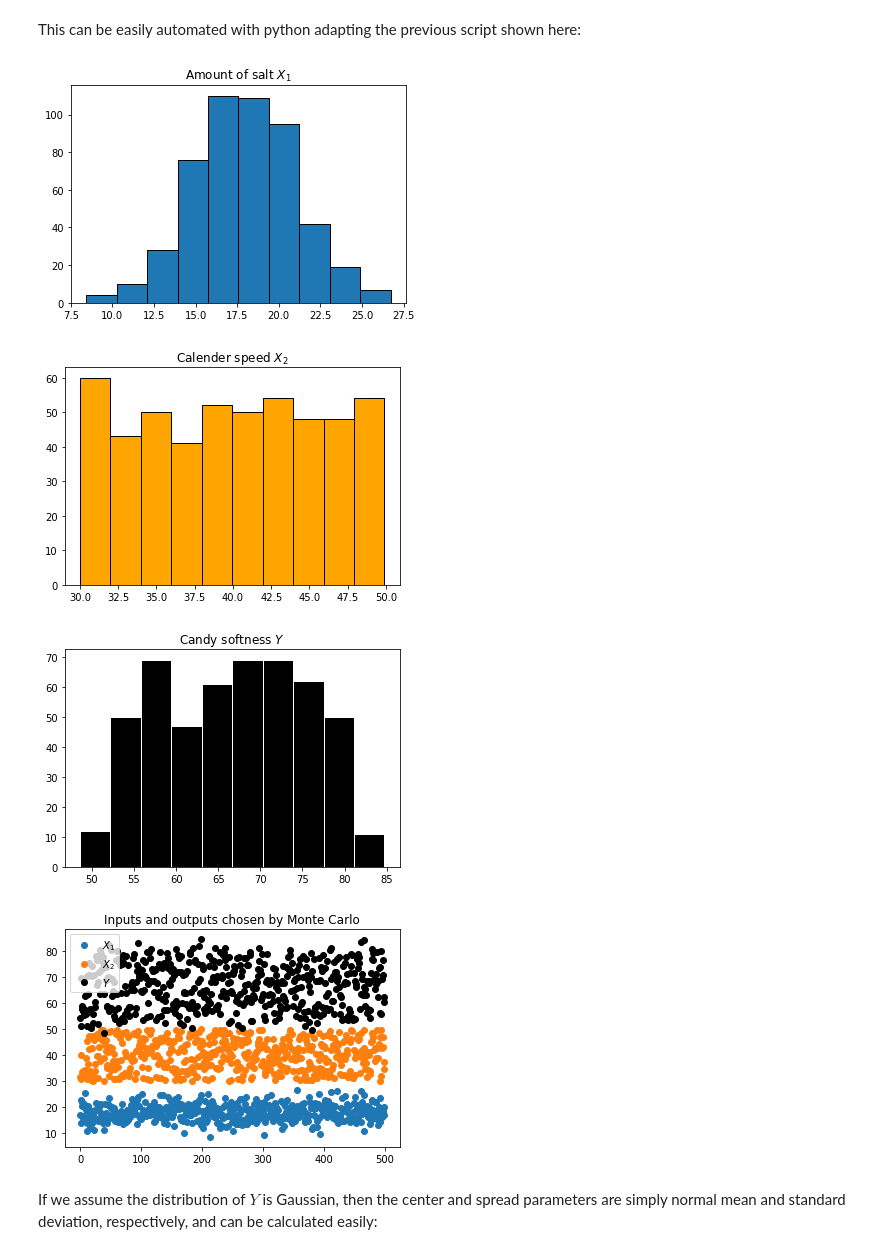
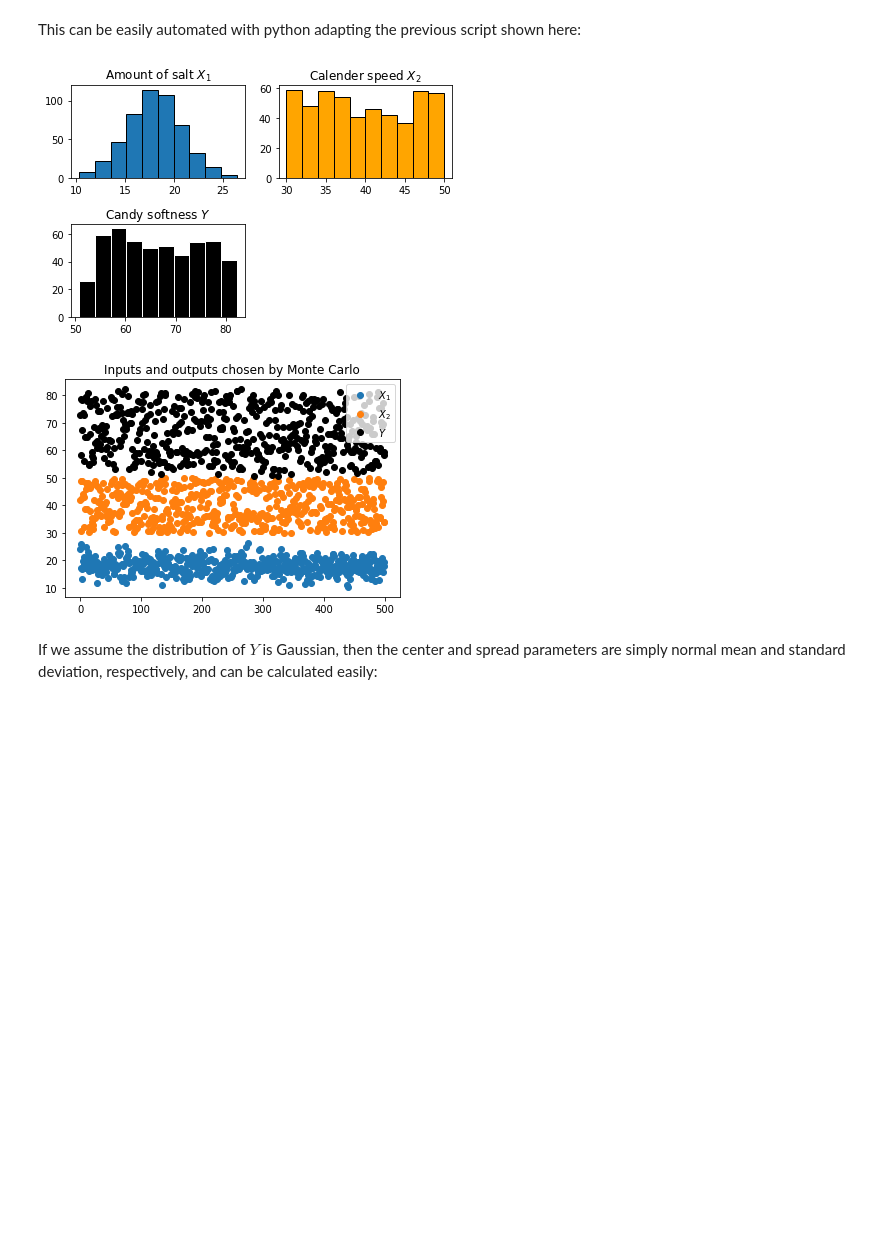
Before and after one commit to andrewrgarcia/monte-carlo, a Jupyter notebook: montecarlo.ipynb, the cells around one changed output. Cells and saved outputs as stored; diff of their text form; code cells hidden in the pictures; blank space fills up the shorter version.

```diff
--- a/montecarlo.ipynb
+++ b/montecarlo.ipynb
@@ -78,33 +78,36 @@ This can be easily automated with python adapting the previous script shown here
 # %%
 import numpy as np
 def distgen(sampleno,dist_type,param1, param2):
     k, x = 0, []
     while k < sampleno: x.append(dist_type(param1,param2)); k+=1
     return np.array(x)
 
 X1 = distgen(500,random.gauss,18, 3)
 X2 = distgen(500,random.uniform,30, 50)
 
 C1, C2 = 0.6,1.4
 Y = C1*X1 + C2*X2
 
+fig = plt.figure()
+plt.subplot(2, 2, 1)
 plt.title('Amount of salt $X_1$')
 plt.hist(X1,edgecolor='k')
-plt.show()
+plt.subplot(2, 2, 2)
 plt.title('Calender speed $X_2$')
 plt.hist(X2,color='orange',edgecolor='k')
-plt.show()
+plt.subplot(2, 2, 3)
 plt.title('Candy softness $Y$')
 plt.hist(Y,color='k',edgecolor='w')
+fig.tight_layout()
 plt.show()
+
 plt.title('Inputs and outputs chosen by Monte Carlo')
-plt.plot(X1,'o',label='$X_1$'),plt.plot(X2,'o',label='$X_2$'),plt.plot(Y,'ko',label='$Y$'),plt.legend()
+plt.plot(X1,'o',label='$X_1$'),plt.plot(X2,'o',label='$X_2$')
+plt.plot(Y,'ko',label='$Y$'),plt.legend()
 plt.show()
 # %% [output]
-[figure, old version]
+[figure, new version]
-[figure, old version]
+[figure, new version]
-[figure, removed]
-[figure, removed]
 # %% [markdown]
 If we assume the distribution of $Y$ is Gaussian, then the center and spread parameters are simply normal mean and standard deviation, respectively, and can be calculated easily:
 # %%
```
Also changed, not shown: parts of 5 cells of this notebook.
